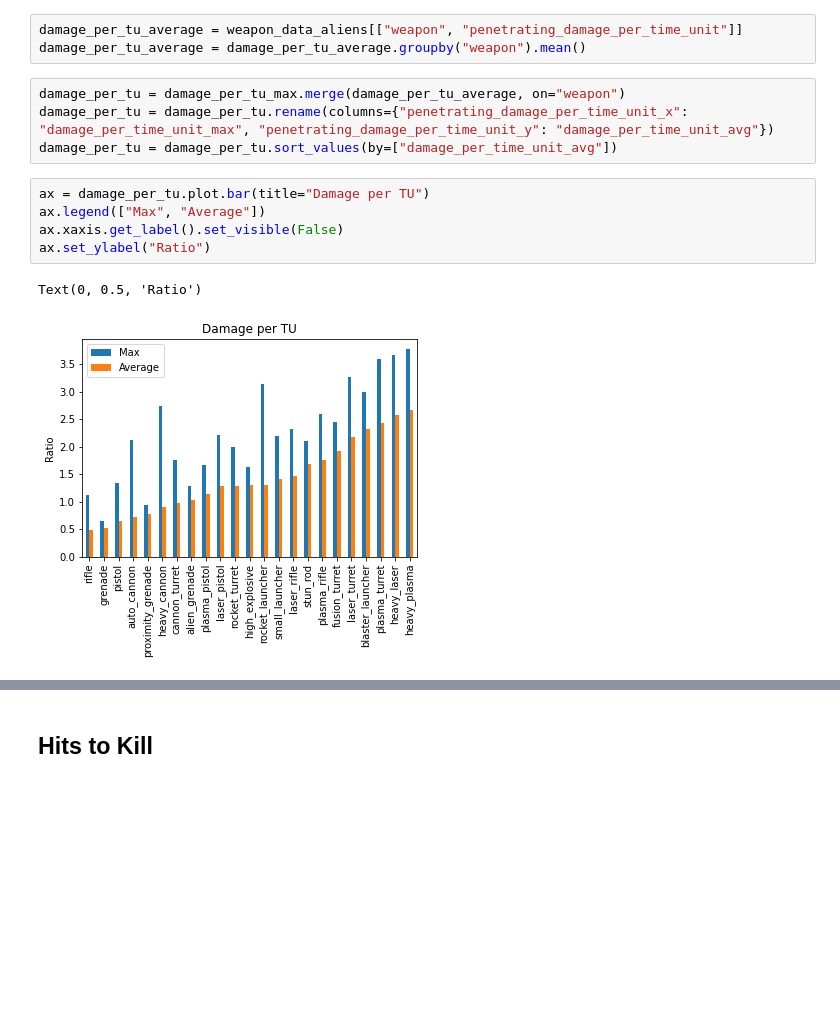
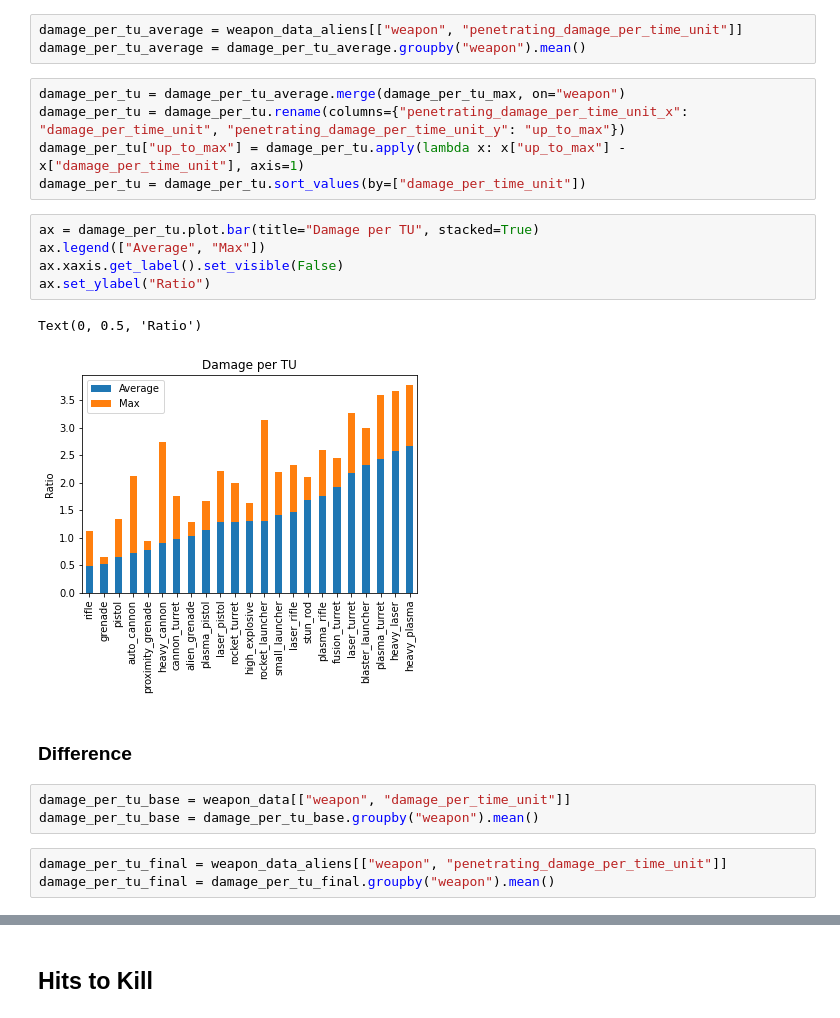
Before and after one commit to Bernardo-MG/xcom-analysis-jupyter-notebook, a Jupyter notebook: enemy_unknown/weapon_stats.ipynb, the cells around one changed output, grey strips where cells are left out. Saved outputs shown, nothing was run; the diff lists cells and outputs as text; blank space fills up the shorter version.

```diff
--- a/enemy_unknown/weapon_stats.ipynb
+++ b/enemy_unknown/weapon_stats.ipynb
@@ -328,14 +331,23 @@ damage_per_tu_max = damage_per_tu_max.groupby("weapon").max()
 damage_per_tu_average = weapon_data_aliens[["weapon", "penetrating_damage_per_time_unit"]]
 damage_per_tu_average = damage_per_tu_average.groupby("weapon").mean()
 # %%
-damage_per_tu = damage_per_tu_max.merge(damage_per_tu_average, on="weapon")
-damage_per_tu = damage_per_tu.rename(columns={"penetrating_damage_per_time_unit_x": "damage_per_time_unit_max", "penetrating_damage_per_time_unit_y": "damage_per_time_unit_avg"})
-damage_per_tu = damage_per_tu.sort_values(by=["damage_per_time_unit_avg"])
+damage_per_tu = damage_per_tu_average.merge(damage_per_tu_max, on="weapon")
+damage_per_tu = damage_per_tu.rename(columns={"penetrating_damage_per_time_unit_x": "damage_per_time_unit", "penetrating_damage_per_time_unit_y": "up_to_max"})
+damage_per_tu["up_to_max"] = damage_per_tu.apply(lambda x: x["up_to_max"] - x["damage_per_time_unit"], axis=1)
+damage_per_tu = damage_per_tu.sort_values(by=["damage_per_time_unit"])
 # %%
-ax = damage_per_tu.plot.bar(title="Damage per TU")
-ax.legend(["Max", "Average"])
+ax = damage_per_tu.plot.bar(title="Damage per TU", stacked=True)
+ax.legend(["Average", "Max"])
 ax.xaxis.get_label().set_visible(False)
 ax.set_ylabel("Ratio")
 # %% [output]
 Text(0, 0.5, 'Ratio')
-[figure, old version]
+[figure, new version]
+# %% [markdown]
+### Difference
+# %%
+damage_per_tu_base = weapon_data[["weapon", "damage_per_time_unit"]]
+damage_per_tu_base = damage_per_tu_base.groupby("weapon").mean()
+# %%
+damage_per_tu_final = weapon_data_aliens[["weapon", "penetrating_damage_per_time_unit"]]
+damage_per_tu_final = damage_per_tu_final.groupby("weapon").mean()
```
Also changed, not shown: parts of 17 cells of this notebook, 4 other files.
